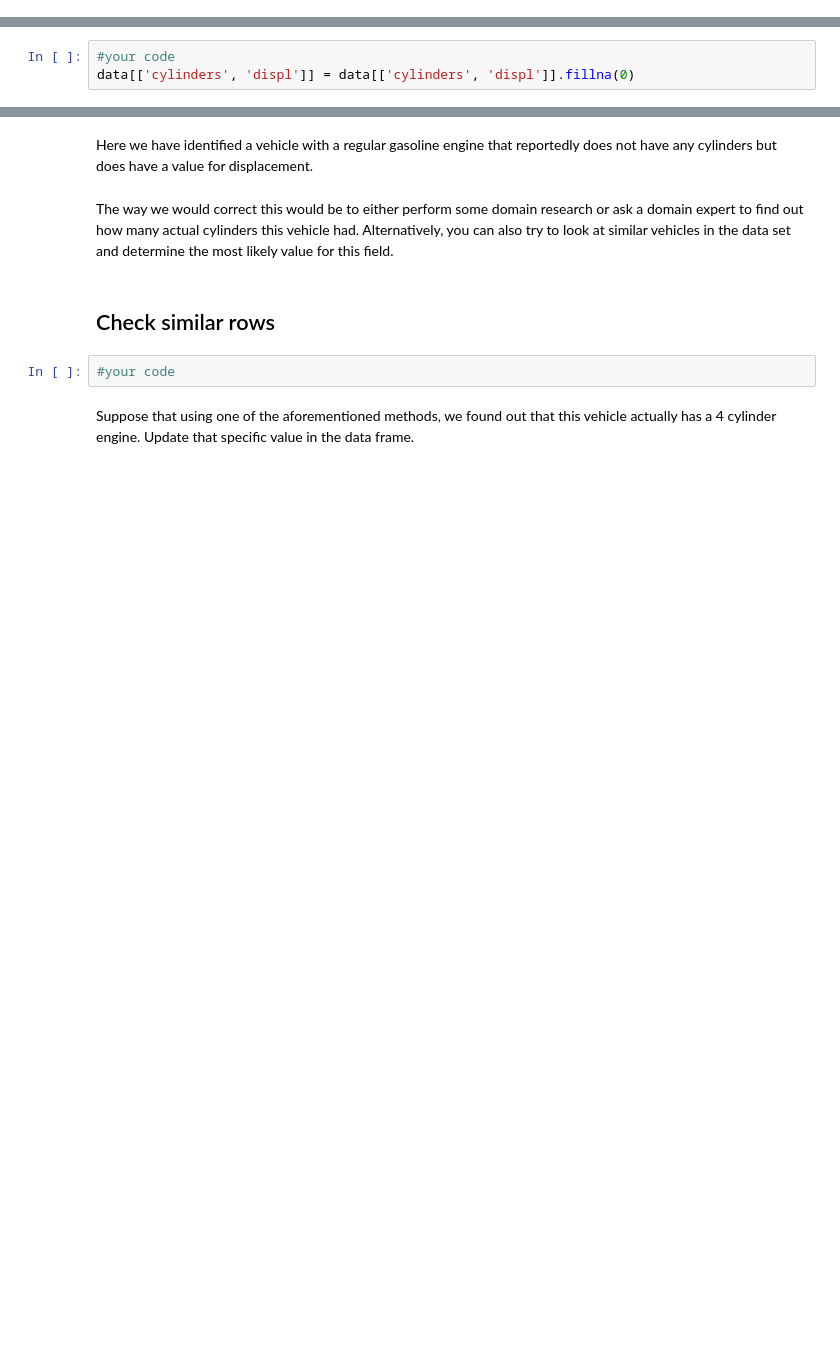
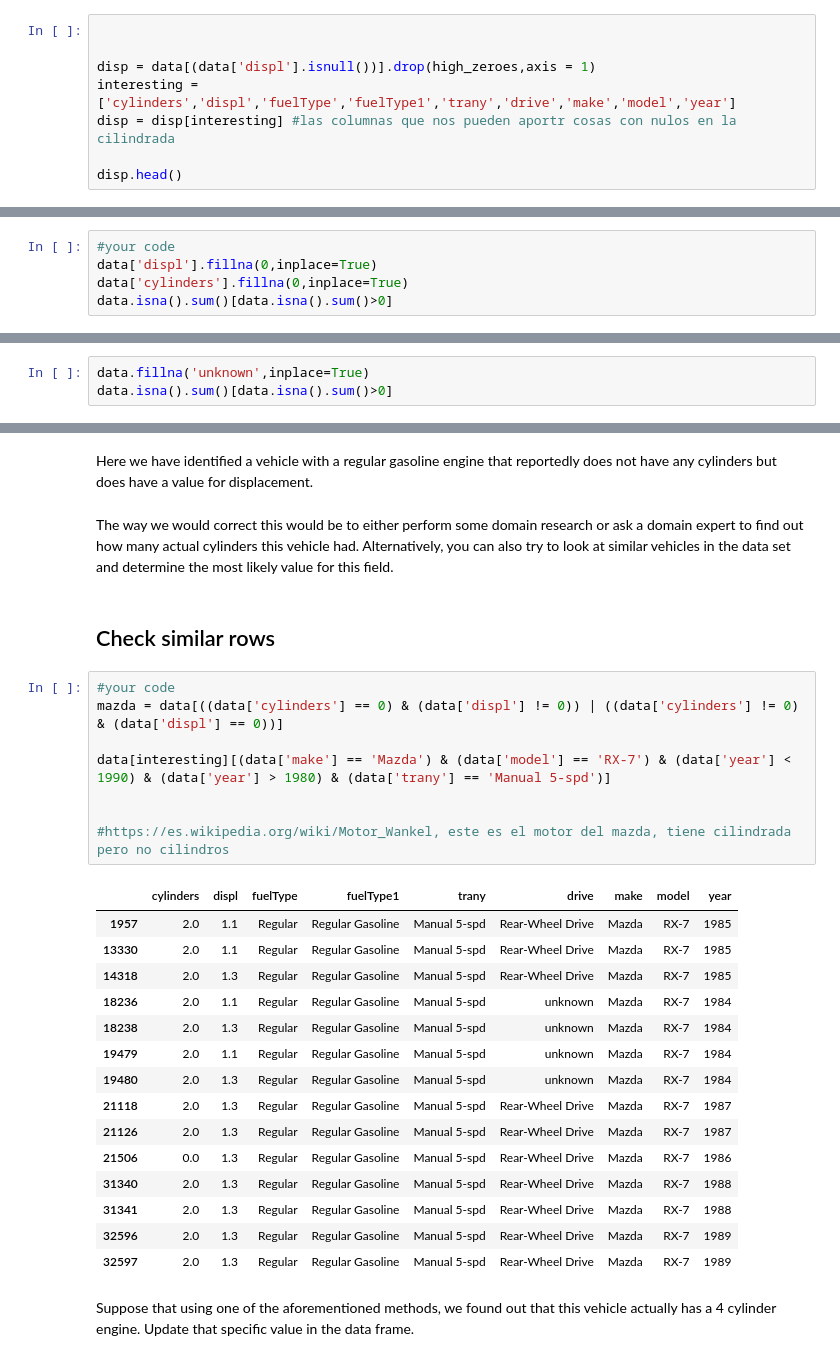
Before and after one commit to Ironhack-Data-Madrid-Abril-2023/2.4-lab_data_cleaning, a Jupyter notebook: your-code/main.ipynb, the cells around one changed output, grey strips where cells are left out. Drawn from its saved outputs; the diff is of its cells as text; blank space fills up the shorter version.

```diff
--- a/your-code/main.ipynb
+++ b/your-code/main.ipynb
@@ -168,0 +163,8 @@ data.iloc[displ_null]
+# %%
+
+
+disp = data[(data['displ'].isnull())].drop(high_zeroes,axis = 1)
+interesting = ['cylinders','displ','fuelType','fuelType1','trany','drive','make','model','year']
+disp = disp[interesting] #las columnas que nos pueden aportr cosas con nulos en la cilindrada
+
+disp.head()
@@ -169,6 +178,8 @@ data.iloc[displ_null]
 # %% [markdown]
 ## Fill nan values with the most appropriate technique
 *HINT: Electric cars do not have cylinders and can therefore not have any displacement*
-# %%
-#your code
-data[['cylinders', 'displ']] = data[['cylinders', 'displ']].fillna(0)
+# %%
+#your code
+data['displ'].fillna(0,inplace=True)
+data['cylinders'].fillna(0,inplace=True)
+data.isna().sum()[data.isna().sum()>0]
@@ -179,0 +192,3 @@ Now that we have filled in those null values, there are only two columns in the
+# %%
+data.fillna('unknown',inplace=True)
+data.isna().sum()[data.isna().sum()>0]
@@ -193,8 +238,30 @@ Here we have identified a vehicle with a regular gasoline engine that reportedly
 The way we would correct this would be to either perform some domain research or ask a domain expert to find out how many actual cylinders this vehicle had. Alternatively, you can also try to look at similar vehicles in the data set and determine the most likely value for this field.
 # %% [markdown]
 ## Check similar rows
-# %%
-#your code
+# %%
+#your code
+mazda = data[((data['cylinders'] == 0) & (data['displ'] != 0)) | ((data['cylinders'] != 0) & (data['displ'] == 0))]
+
+data[interesting][(data['make'] == 'Mazda') & (data['model'] == 'RX-7') & (data['year'] < 1990) & (data['year'] > 1980) & (data['trany'] == 'Manual 5-spd')]
+
+
+#https://es.wikipedia.org/wiki/Motor_Wankel, este es el motor del mazda, tiene cilindrada pero no cilindros
+# %% [output]
+|  | cylinders | displ | fuelType | fuelType1 | trany | drive | make | model | year |
+| 1957 | 2.0 | 1.1 | Regular | Regular Gasoline | Manual 5-spd | Rear-Wheel Drive | Mazda | RX-7 | 1985 |
+| 13330 | 2.0 | 1.1 | Regular | Regular Gasoline | Manual 5-spd | Rear-Wheel Drive | Mazda | RX-7 | 1985 |
+| 14318 | 2.0 | 1.3 | Regular | Regular Gasoline | Manual 5-spd | Rear-Wheel Drive | Mazda | RX-7 | 1985 |
+| 18236 | 2.0 | 1.1 | Regular | Regular Gasoline | Manual 5-spd | unknown | Mazda | RX-7 | 1984 |
+| 18238 | 2.0 | 1.3 | Regular | Regular Gasoline | Manual 5-spd | unknown | Mazda | RX-7 | 1984 |
+| 19479 | 2.0 | 1.1 | Regular | Regular Gasoline | Manual 5-spd | unknown | Mazda | RX-7 | 1984 |
+| 19480 | 2.0 | 1.3 | Regular | Regular Gasoline | Manual 5-spd | unknown | Mazda | RX-7 | 1984 |
+| 21118 | 2.0 | 1.3 | Regular | Regular Gasoline | Manual 5-spd | Rear-Wheel Drive | Mazda | RX-7 | 1987 |
+| 21126 | 2.0 | 1.3 | Regular | Regular Gasoline | Manual 5-spd | Rear-Wheel Drive | Mazda | RX-7 | 1987 |
+| 21506 | 0.0 | 1.3 | Regular | Regular Gasoline | Manual 5-spd | Rear-Wheel Drive | Mazda | RX-7 | 1986 |
+| 31340 | 2.0 | 1.3 | Regular | Regular Gasoline | Manual 5-spd | Rear-Wheel Drive | Mazda | RX-7 | 1988 |
+| 31341 | 2.0 | 1.3 | Regular | Regular Gasoline | Manual 5-spd | Rear-Wheel Drive | Mazda | RX-7 | 1988 |
+| 32596 | 2.0 | 1.3 | Regular | Regular Gasoline | Manual 5-spd | Rear-Wheel Drive | Mazda | RX-7 | 1989 |
+| 32597 | 2.0 | 1.3 | Regular | Regular Gasoline | Manual 5-spd | Rear-Wheel Drive | Mazda | RX-7 | 1989 |
 # %% [markdown]
 Suppose that using one of the aforementioned methods, we found out that this vehicle actually has a 4 cylinder engine. Update that specific value in the data frame.
 # %%
```
Also changed, not shown: parts of 26 cells of this notebook, 1 other file.
